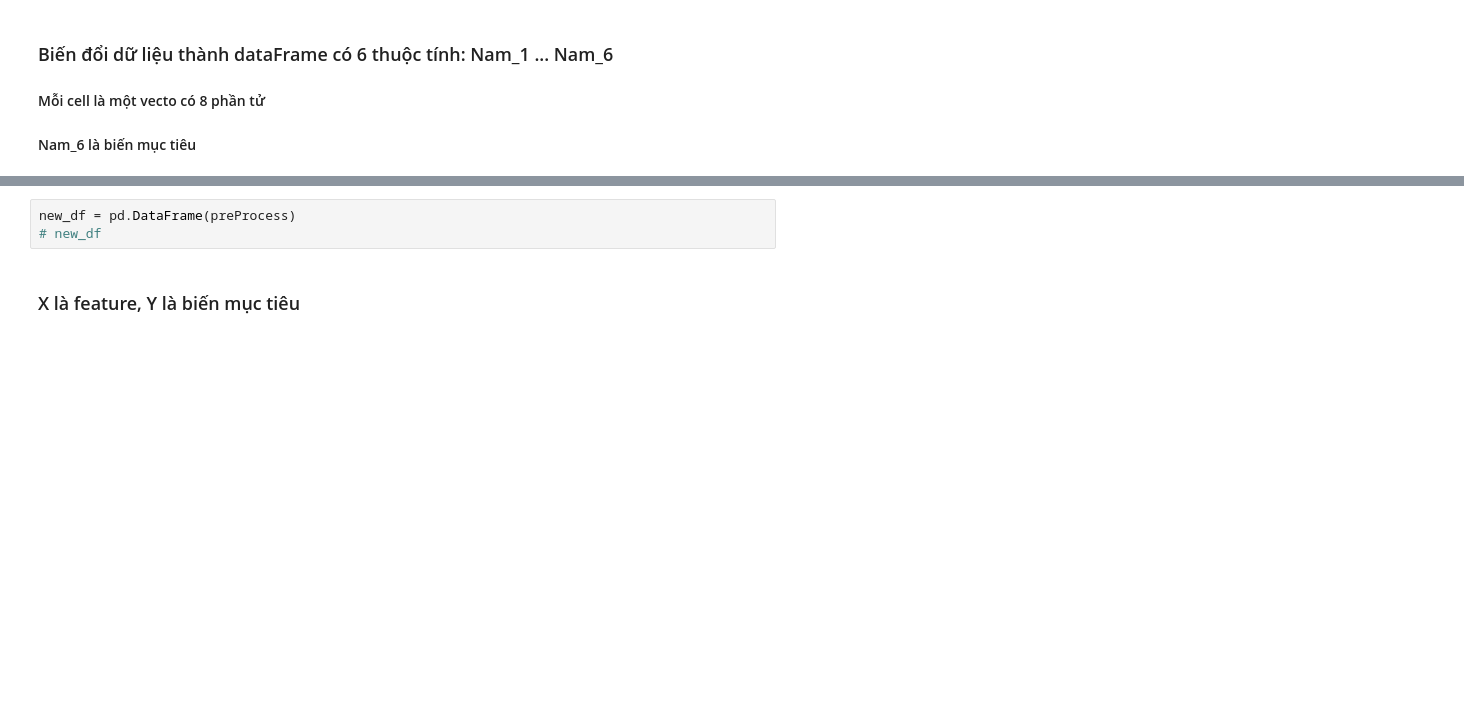
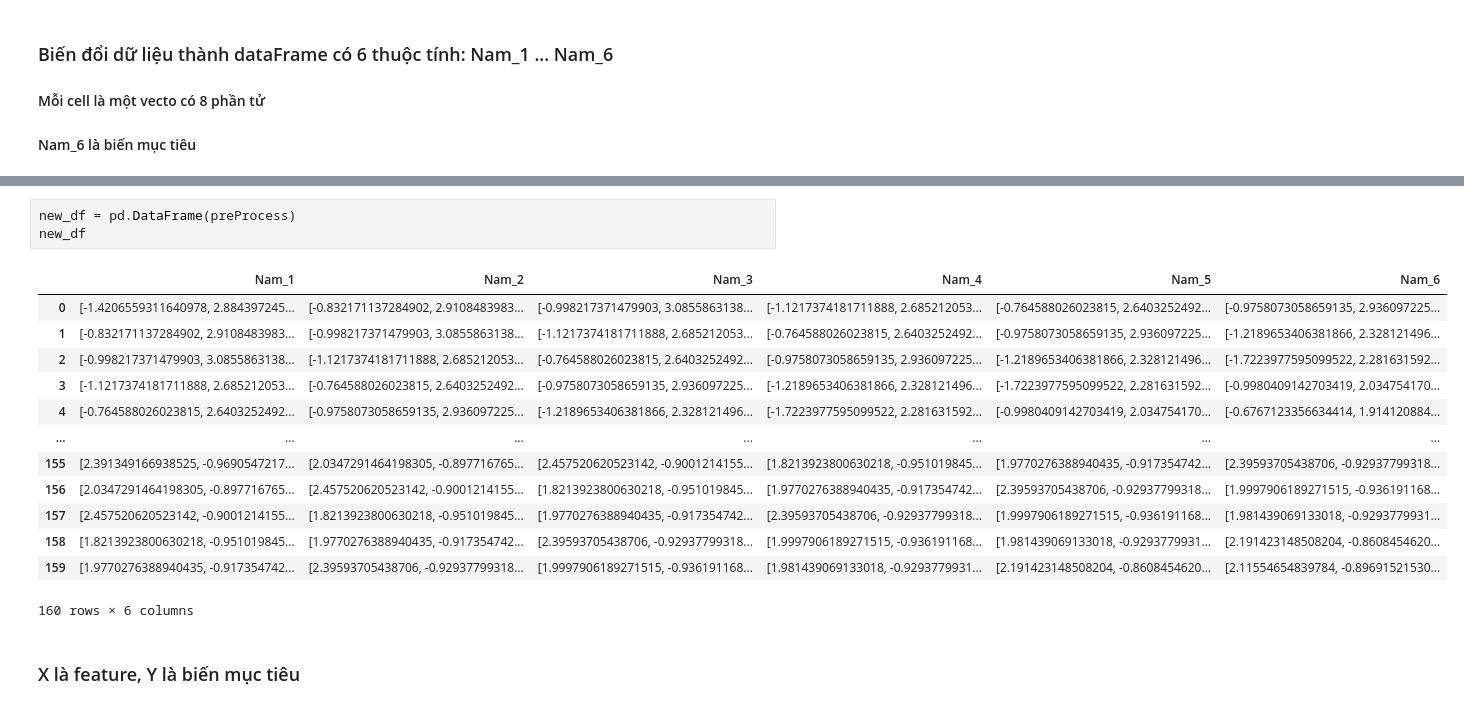
Before and after one commit to cloodei/planet, a Jupyter notebook: model/ptdl_planeheat.ipynb, the cells around one changed output, grey strips where cells are left out. Drawn from its saved outputs; the diff is of its cells as text; blank space fills up the shorter version.

```diff
--- a/model/ptdl_planeheat.ipynb
+++ b/model/ptdl_planeheat.ipynb
@@ -121,6 +95,20 @@ for index in range(len(vectos)):
 # %%
 new_df = pd.DataFrame(preProcess)
-# new_df
+new_df
+# %% [output]
+|  | Nam_1 | Nam_2 | Nam_3 | Nam_4 | Nam_5 | Nam_6 |
+| 0 | [-1.4206559311640978, 2.884397245... | [-0.832171137284902, 2.9108483983... | [-0.998217371479903, 3.0855863138... | [-1.1217374181711888, 2.685212053... | [-0.764588026023815, 2.6403252492... | [-0.9758073058659135, 2.936097225... |
+| 1 | [-0.832171137284902, 2.9108483983... | [-0.998217371479903, 3.0855863138... | [-1.1217374181711888, 2.685212053... | [-0.764588026023815, 2.6403252492... | [-0.9758073058659135, 2.936097225... | [-1.2189653406381866, 2.328121496... |
+| 2 | [-0.998217371479903, 3.0855863138... | [-1.1217374181711888, 2.685212053... | [-0.764588026023815, 2.6403252492... | [-0.9758073058659135, 2.936097225... | [-1.2189653406381866, 2.328121496... | [-1.7223977595099522, 2.281631592... |
+| 3 | [-1.1217374181711888, 2.685212053... | [-0.764588026023815, 2.6403252492... | [-0.9758073058659135, 2.936097225... | [-1.2189653406381866, 2.328121496... | [-1.7223977595099522, 2.281631592... | [-0.9980409142703419, 2.034754170... |
+| 4 | [-0.764588026023815, 2.6403252492... | [-0.9758073058659135, 2.936097225... | [-1.2189653406381866, 2.328121496... | [-1.7223977595099522, 2.281631592... | [-0.9980409142703419, 2.034754170... | [-0.6767123356634414, 1.914120884... |
+| ... | ... | ... | ... | ... | ... | ... |
+| 155 | [2.391349166938525, -0.9690547217... | [2.0347291464198305, -0.897716765... | [2.457520620523142, -0.9001214155... | [1.8213923800630218, -0.951019845... | [1.9770276388940435, -0.917354742... | [2.39593705438706, -0.92937799318... |
+| 156 | [2.0347291464198305, -0.897716765... | [2.457520620523142, -0.9001214155... | [1.8213923800630218, -0.951019845... | [1.9770276388940435, -0.917354742... | [2.39593705438706, -0.92937799318... | [1.9997906189271515, -0.936191168... |
+| 157 | [2.457520620523142, -0.9001214155... | [1.8213923800630218, -0.951019845... | [1.9770276388940435, -0.917354742... | [2.39593705438706, -0.92937799318... | [1.9997906189271515, -0.936191168... | [1.981439069133018, -0.9293779931... |
+| 158 | [1.8213923800630218, -0.951019845... | [1.9770276388940435, -0.917354742... | [2.39593705438706, -0.92937799318... | [1.9997906189271515, -0.936191168... | [1.981439069133018, -0.9293779931... | [2.191423148508204, -0.8608454620... |
+| 159 | [1.9770276388940435, -0.917354742... | [2.39593705438706, -0.92937799318... | [1.9997906189271515, -0.936191168... | [1.981439069133018, -0.9293779931... | [2.191423148508204, -0.8608454620... | [2.11554654839784, -0.89691521530... |
+160 rows × 6 columns
 # %% [markdown]
 ### X là feature, Y là biến mục tiêu
 # %%
```
Also changed, not shown: parts of 20 cells of this notebook, 5 other files.
